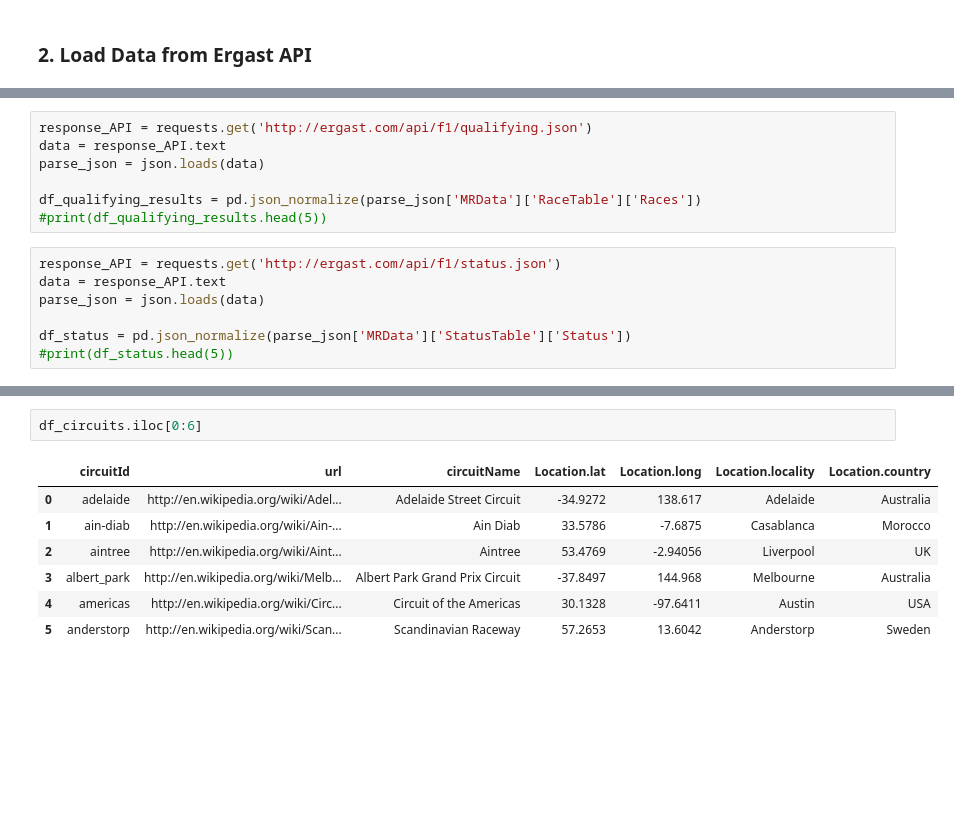
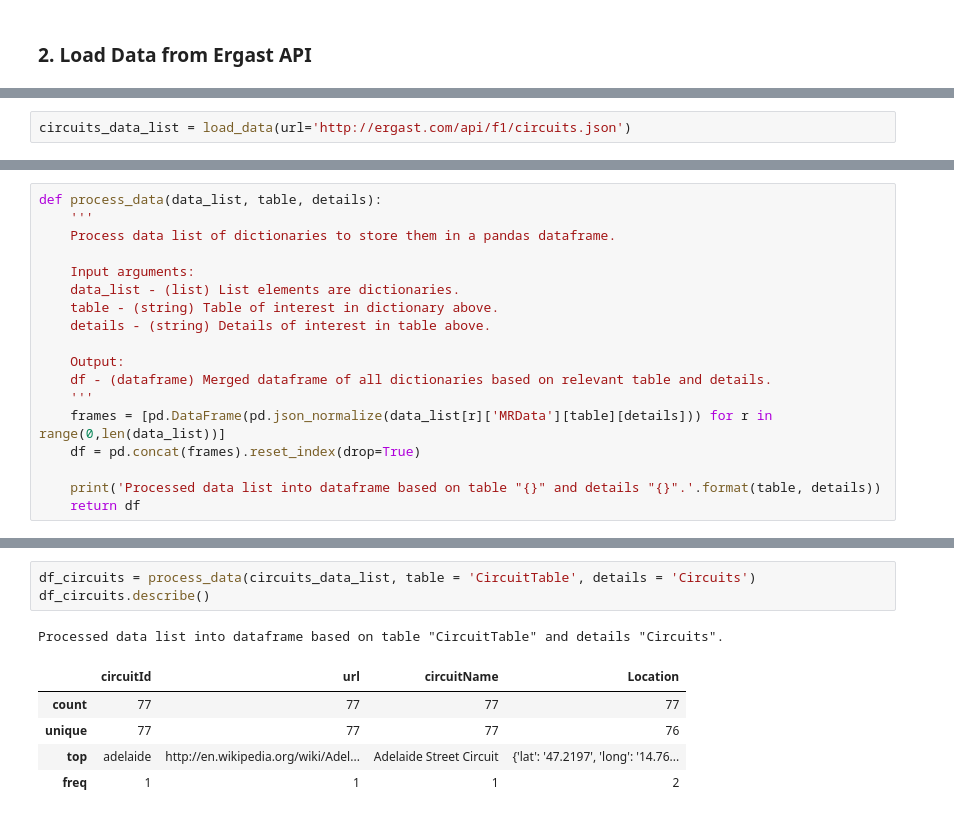
Before and after one commit to MareikeHeller/formula-one, a Jupyter notebook: formula-one.ipynb, the cells around one changed output, grey strips where cells are left out. Cells and saved outputs as stored; diff of their text form; blank space fills up the shorter version.

Commit message:
Creat load_data (iterating through API calls) and process_data (combining API call responses in dataframe) functions.

```diff
--- a/formula-one.ipynb
+++ b/formula-one.ipynb
@@ -93,14 +22,0 @@ df_race_results = pd.json_normalize(parse_json['MRData']['RaceTable']['Races'])
-# %%
-response_API = requests.get('http://ergast.com/api/f1/qualifying.json')
-data = response_API.text
-parse_json = json.loads(data)
-
-df_qualifying_results = pd.json_normalize(parse_json['MRData']['RaceTable']['Races'])
-#print(df_qualifying_results.head(5))
-# %%
-response_API = requests.get('http://ergast.com/api/f1/status.json')
-data = response_API.text
-parse_json = json.loads(data)
-
-df_status = pd.json_normalize(parse_json['MRData']['StatusTable']['Status'])
-#print(df_status.head(5))
@@ -116,0 +78,2 @@ df_seasons.iloc[0:6]
+# %%
+circuits_data_list = load_data(url='http://ergast.com/api/f1/circuits.json')
@@ -116,0 +102,18 @@ df_seasons.iloc[0:6]
+# %%
+def process_data(data_list, table, details):
+    '''
+    Process data list of dictionaries to store them in a pandas dataframe.
+
+    Input arguments:
+    data_list - (list) List elements are dictionaries.
+    table - (string) Table of interest in dictionary above.
+    details - (string) Details of interest in table above.
+
+    Output:
+    df - (dataframe) Merged dataframe of all dictionaries based on relevant table and details.
+    '''
+    frames = [pd.DataFrame(pd.json_normalize(data_list[r]['MRData'][table][details])) for r in range(0,len(data_list))]
+    df = pd.concat(frames).reset_index(drop=True)
+
+    print('Processed data list into dataframe based on table "{}" and details "{}".'.format(table, details))
+    return df
@@ -117,11 +130,11 @@ df_seasons.iloc[0:6]
 # %%
-df_circuits.iloc[0:6]
+df_circuits = process_data(circuits_data_list, table = 'CircuitTable', details = 'Circuits')
+df_circuits.describe()
 # %% [output]
+Processed data list into dataframe based on table "CircuitTable" and details "Circuits".
-|  | circuitId | url | circuitName | Location.lat | Location.long | Location.locality | Location.country |
-| 0 | adelaide | http://en.wikipedia.org/wiki/Adel... | Adelaide Street Circuit | -34.9272 | 138.617 | Adelaide | Australia |
-| 1 | ain-diab | http://en.wikipedia.org/wiki/Ain-... | Ain Diab | 33.5786 | -7.6875 | Casablanca | Morocco |
-| 2 | aintree | http://en.wikipedia.org/wiki/Aint... | Aintree | 53.4769 | -2.94056 | Liverpool | UK |
-| 3 | albert_park | http://en.wikipedia.org/wiki/Melb... | Albert Park Grand Prix Circuit | -37.8497 | 144.968 | Melbourne | Australia |
-| 4 | americas | http://en.wikipedia.org/wiki/Circ... | Circuit of the Americas | 30.1328 | -97.6411 | Austin | USA |
-| 5 | anderstorp | http://en.wikipedia.org/wiki/Scan... | Scandinavian Raceway | 57.2653 | 13.6042 | Anderstorp | Sweden |
+|  | circuitId | url | circuitName | Location |
+| count | 77 | 77 | 77 | 77 |
+| unique | 77 | 77 | 77 | 76 |
+| top | adelaide | http://en.wikipedia.org/wiki/Adel... | Adelaide Street Circuit | {'lat': '47.2197', 'long': '14.76... |
+| freq | 1 | 1 | 1 | 2 |
 # %%
```
Also changed, not shown: parts of 25 cells of this notebook.
